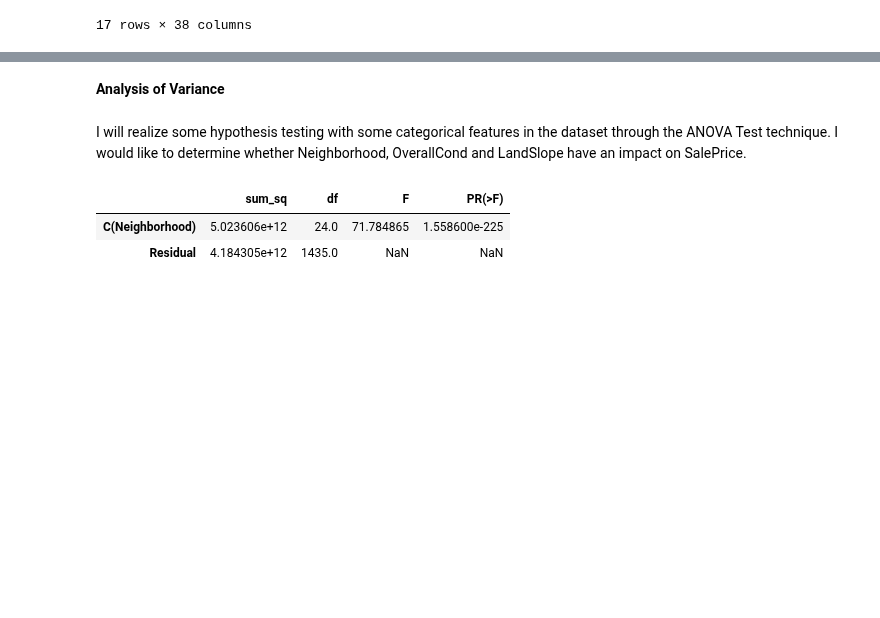
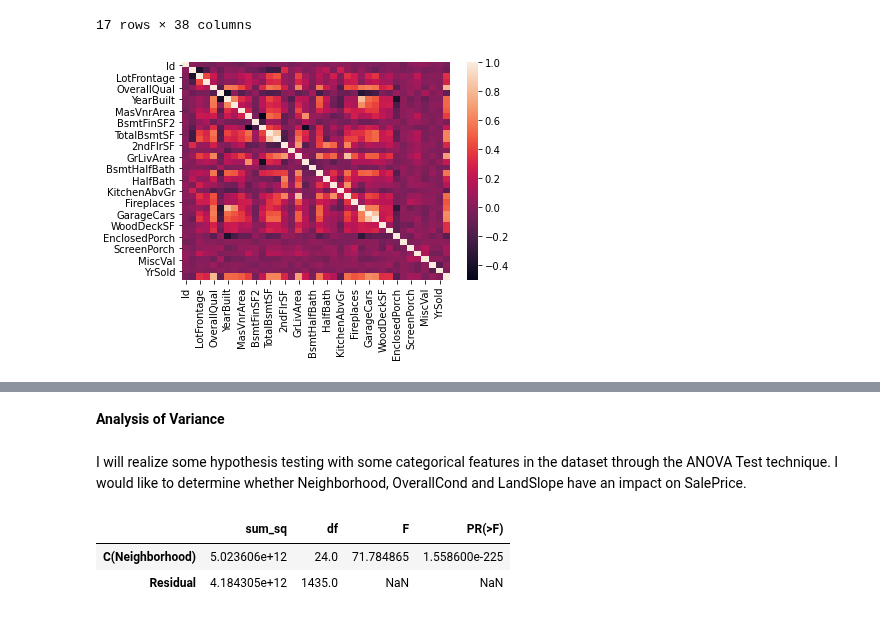
Before and after one commit to ta-data-mexpt/statistical-analysis-project, a Jupyter notebook: Statistical Analysis.ipynb, the cells around one changed output, grey strips where cells are left out. Drawn from its saved outputs; the diff is of its cells as text; code cells hidden in the pictures; blank space fills up the shorter version.

```diff
--- a/Statistical Analysis.ipynb
+++ b/Statistical Analysis.ipynb
@@ -382,3 +382,7 @@ df_pca_comp
 | Principal Component16 | -0.131381 | -0.016061 | 0.117801 | -0.010965 | 0.047352 | -0.183355 | 0.065067 | -0.007345 | ... |
 | Principal Component17 | -0.021704 | 0.074147 | 0.063016 | 0.006294 | -0.012490 | -0.101822 | -0.016772 | -0.077931 | ... |
 17 rows × 38 columns
+# %%
+sns.heatmap(df_clean.corr());
+# %% [output]
+[figure, added]
```
Also changed, not shown: parts of 1 cell of this notebook.
